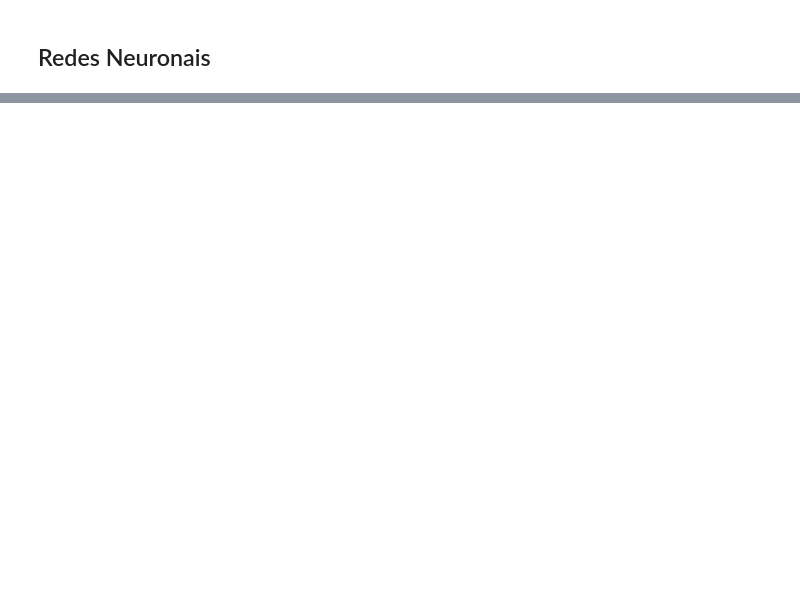
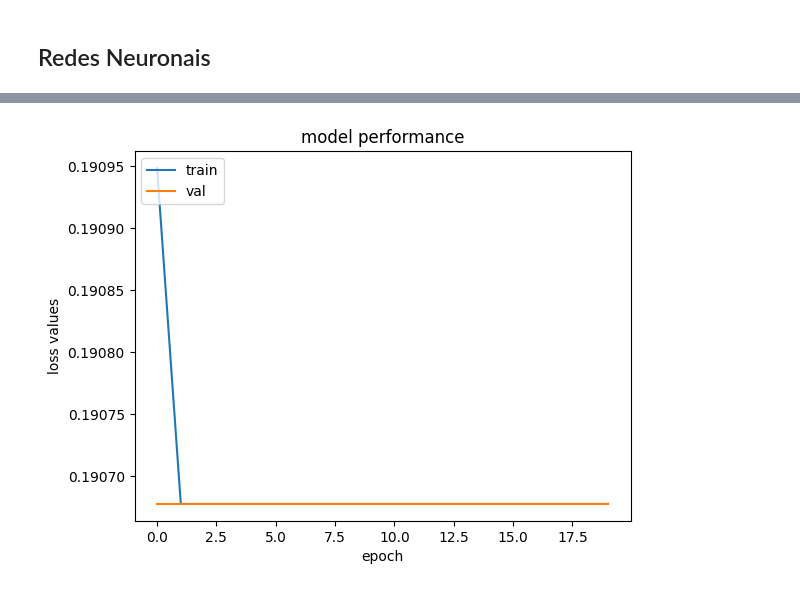
Before and after one commit to GoncaloSenra/DAA-Modelos-de-Machine-Learning, a Jupyter notebook: 3-.ipynb, the cells around one changed output, grey strips where cells are left out. Cells and saved outputs as stored; diff of their text form; code cells hidden in the pictures; blank space fills up the shorter version.

```diff
--- a/3-.ipynb
+++ b/3-.ipynb
@@ -437,11 +536,13 @@ predictions
 # %%
 def build_model(activation = 'relu', learning_rate = 0.01):
     model = Sequential()
-    model.add(Dense(16, input_dim = 5, activation = activation))
+    model.add(Dense(16, input_dim = 16, activation = activation))
     model.add(Dense(8, activation = activation))
     model.add(Dense(1, activation = activation))
 
-    model.compile(loss = 'mae', optimizer = tf.optimizers.Adam(learning_rate = learning_rate), metrics = ['mae','mse'])
+    model.compile(loss = 'mae',
+            optimizer = tf.optimizers.Adam(learning_rate),
+            metrics = ['mae','mse'])
     return model
 # %%
 model = build_model()
@@ -474,4 +575,4 @@ grid_search = GridSearchCV(estimator = model, param_grid = param_grid, cv = kf,s
 # %%
-grid_search.fit(x_train, y_train)
+grid_search.fit(x_train2, y_train2)
 # %% [output]
 Fitting 5 folds for each of 3 candidates, totalling 15 fits
@@ -493,0 +650,3 @@ print(best_mlp_model)
+# %%
+best_mlp_model_2 = grid_search.best_estimator_
+print(best_mlp_model_2)
@@ -493,0 +671,2 @@ print(best_mlp_model)
+# %%
+best_mlp_model_2.fit(x_train2,y_train2,epochs = 20, validation_data = (x_train2,y_train2), verbose = 1)
@@ -493,0 +708,10 @@ print(best_mlp_model)
+# %%
+plt.plot(best_mlp_model_2.history_['loss'])
+plt.plot(best_mlp_model_2.history_['val_loss'])
+plt.title('model performance')
+plt.ylabel('loss values')
+plt.xlabel('epoch')
+plt.legend(['train', 'val'], loc='upper left')
+plt.show()
+# %% [output]
+[figure, added]
```
Also changed, not shown: parts of 50 cells of this notebook.
